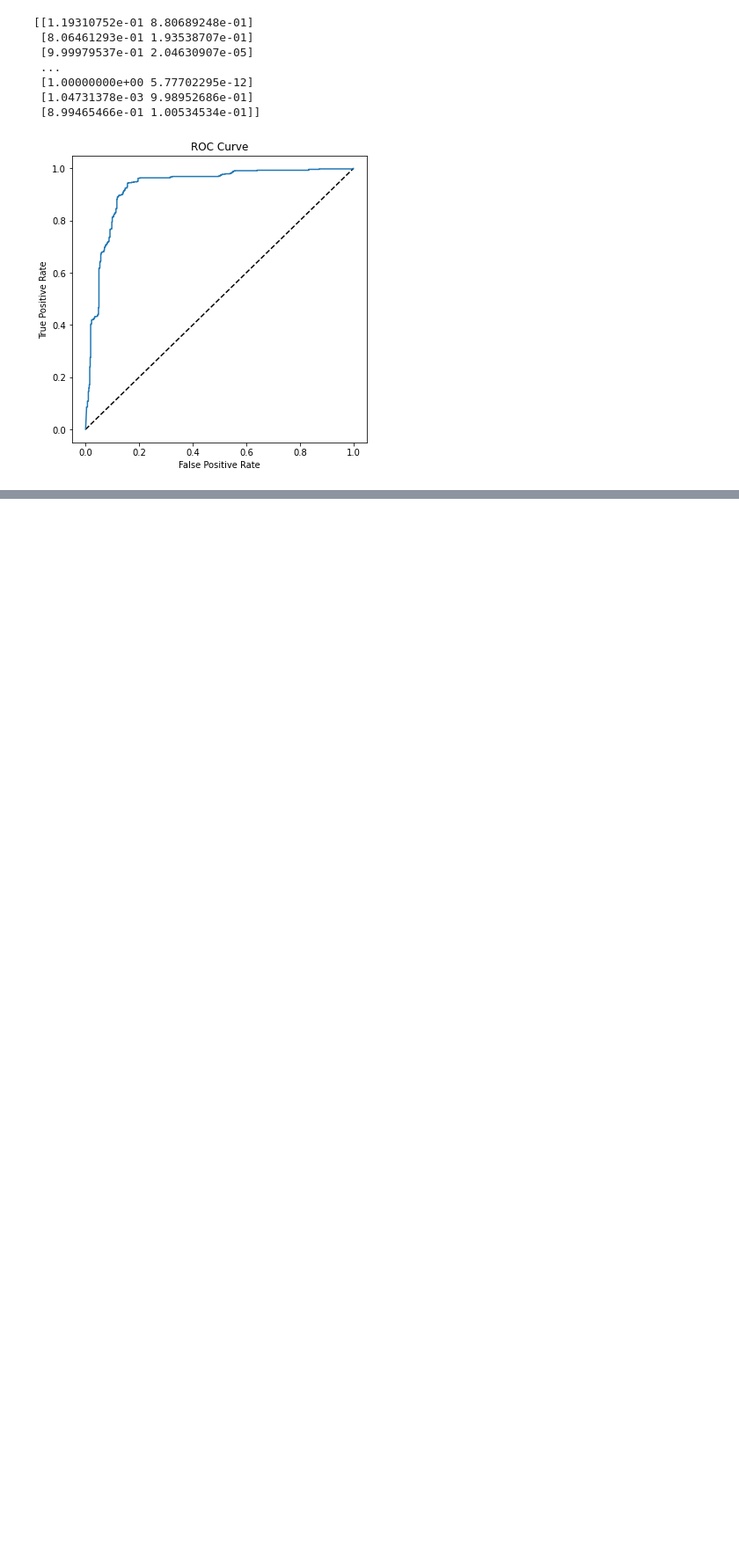
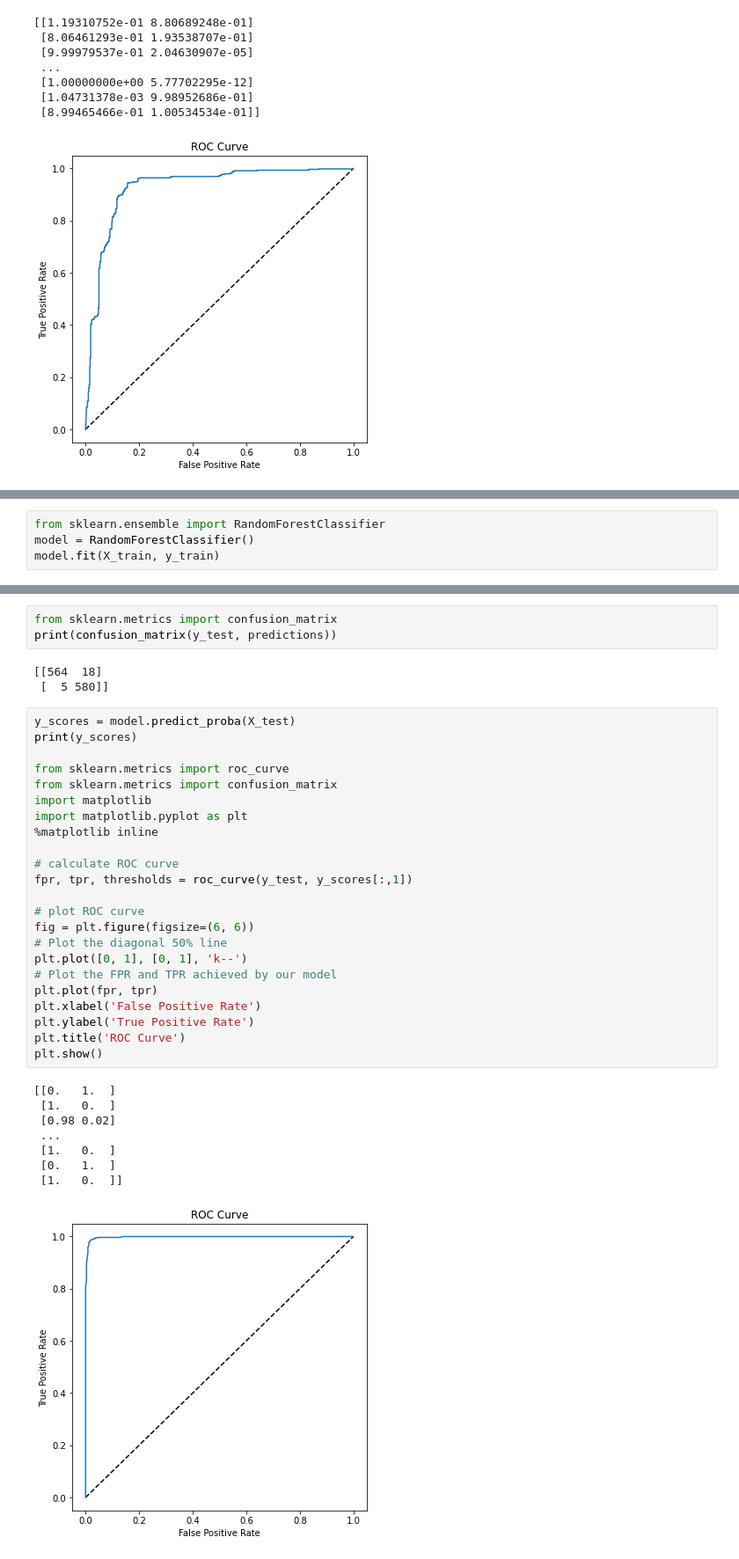
Before and after one commit to Azariagmt/data-science-notebooks, a Jupyter notebook: Classification_of_Malware_with_PE_headers.ipynb, the cells around one changed output, grey strips where cells are left out. Shown: that part at 88% size. Saved outputs shown, nothing was run; the diff lists cells and outputs as text; blank space fills up the shorter version.

```diff
--- a/Classification_of_Malware_with_PE_headers.ipynb
+++ b/Classification_of_Malware_with_PE_headers.ipynb
@@ -116,0 +119,4 @@ plt.show()
+# %%
+from sklearn.ensemble import RandomForestClassifier
+model = RandomForestClassifier()
+model.fit(X_train, y_train)
@@ -116,0 +146,38 @@ plt.show()
+# %%
+from sklearn.metrics import confusion_matrix
+print(confusion_matrix(y_test, predictions))
+# %% [output]
+[[564  18]
+ [  5 580]]
+# %%
+y_scores = model.predict_proba(X_test)
+print(y_scores)
+
+from sklearn.metrics import roc_curve
+from sklearn.metrics import confusion_matrix
+import matplotlib
+import matplotlib.pyplot as plt
+%matplotlib inline
+
+# calculate ROC curve
+fpr, tpr, thresholds = roc_curve(y_test, y_scores[:,1])
+
+# plot ROC curve
+fig = plt.figure(figsize=(6, 6))
+# Plot the diagonal 50% line
+plt.plot([0, 1], [0, 1], 'k--')
+# Plot the FPR and TPR achieved by our model
+plt.plot(fpr, tpr)
+plt.xlabel('False Positive Rate')
+plt.ylabel('True Positive Rate')
+plt.title('ROC Curve')
+plt.show()
+# %% [output]
+[[0.   1.  ]
+ [1.   0.  ]
+ [0.98 0.02]
+ ...
+ [1.   0.  ]
+ [0.   1.  ]
+ [1.   0.  ]]
+[figure, added]
```
Also changed, not shown: parts of 6 cells of this notebook.
